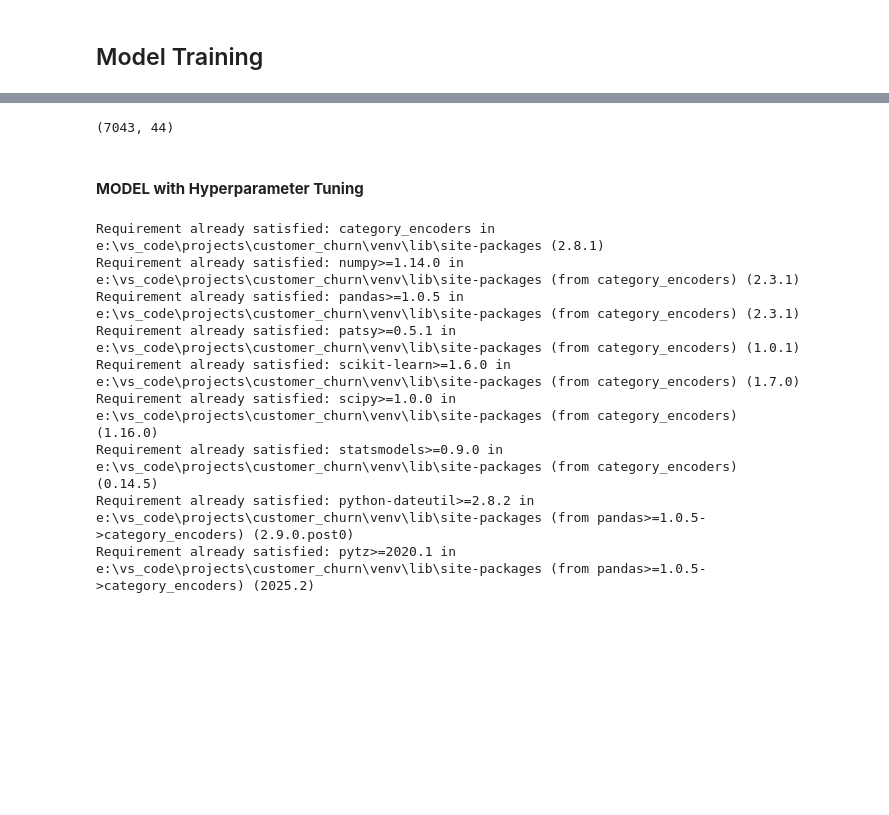
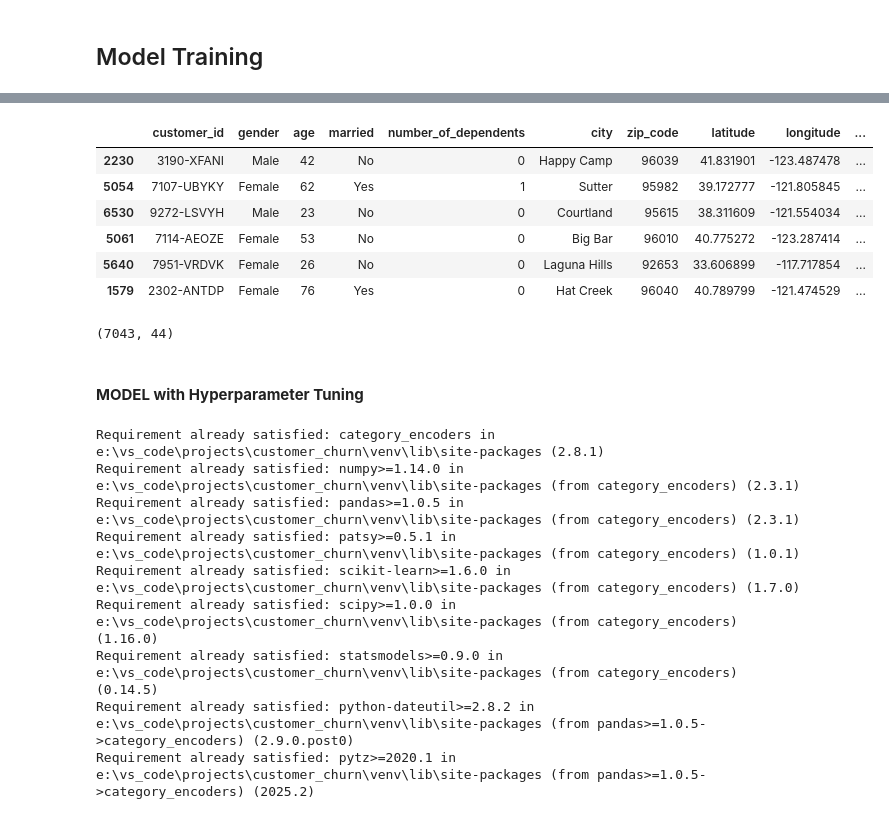
Before and after one commit to Niair/Customer_Churn_Prediction_using_MLOpps_MLflow_AWS_CI-CD, a Jupyter notebook: notebooks/book.ipynb, the cells around one changed output, grey strips where cells are left out. Drawn from its saved outputs; the diff is of its cells as text; code cells hidden in the pictures; blank space fills up the shorter version.

```diff
--- a/notebooks/book.ipynb
+++ b/notebooks/book.ipynb
@@ -26,3 +26,15 @@ df.sample(6)
+# %%
+df['customer_status'] = df['churned'].apply(lambda x : 1 if x == True else 0)
+
+df.sample(6)
+# %% [output]
+|  | customer_id | gender | age | married | number_of_dependents | city | zip_code | latitude | longitude | ... |
+| 2230 | 3190-XFANI | Male | 42 | No | 0 | Happy Camp | 96039 | 41.831901 | -123.487478 | ... |
+| 5054 | 7107-UBYKY | Female | 62 | Yes | 1 | Sutter | 95982 | 39.172777 | -121.805845 | ... |
+| 6530 | 9272-LSVYH | Male | 23 | No | 0 | Courtland | 95615 | 38.311609 | -121.554034 | ... |
+| 5061 | 7114-AEOZE | Female | 53 | No | 0 | Big Bar | 96010 | 40.775272 | -123.287414 | ... |
+| 5640 | 7951-VRDVK | Female | 26 | No | 0 | Laguna Hills | 92653 | 33.606899 | -117.717854 | ... |
+| 1579 | 2302-ANTDP | Female | 76 | Yes | 0 | Hat Creek | 96040 | 40.789799 | -121.474529 | ... |
 # %%
 df.shape
 # %% [output]
```
Also changed, not shown: parts of 13 cells of this notebook, 1 other file.
